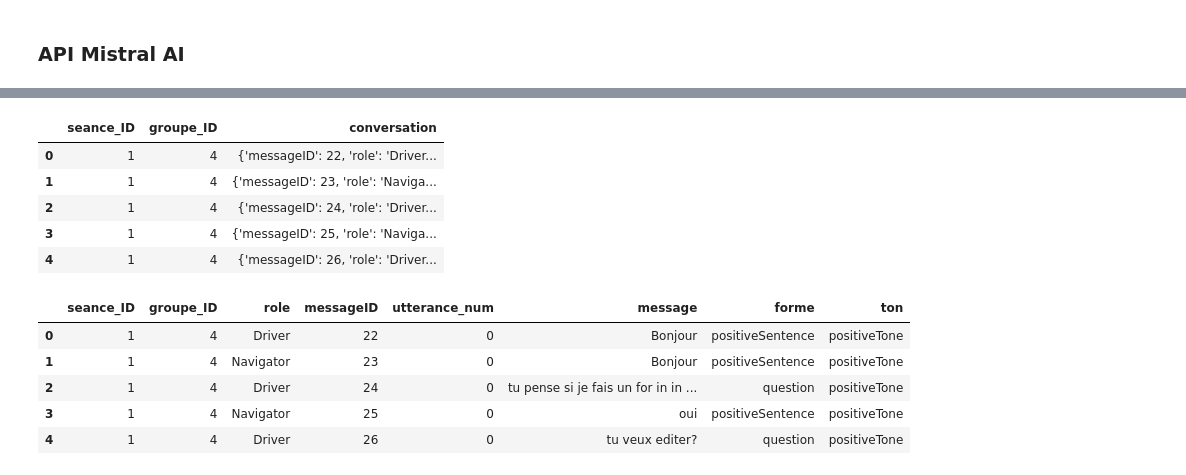
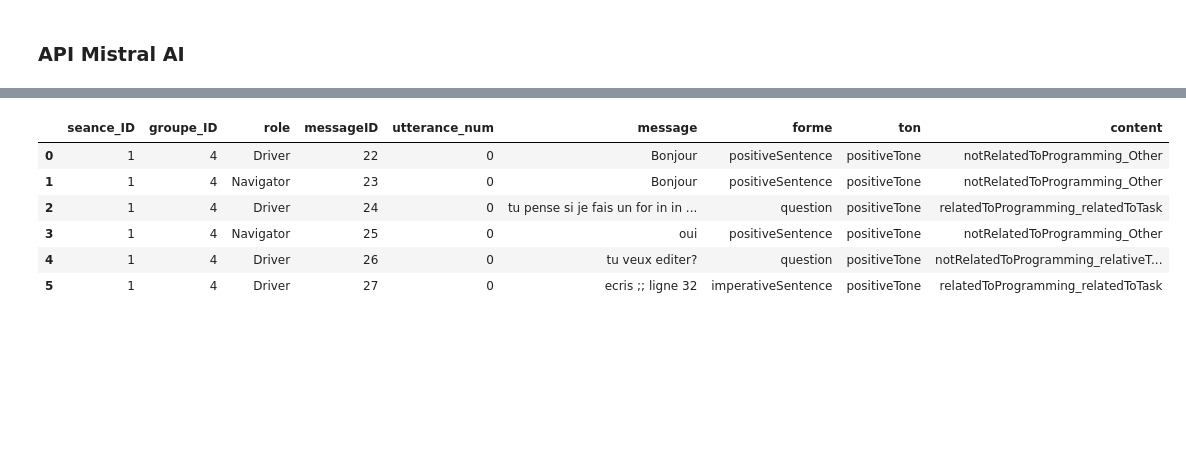
Before and after one commit to chloeboireaudevier/StageMIDL, a Jupyter notebook: automatisation_attributs.ipynb, the cells around one changed output, grey strips where cells are left out. Drawn from its saved outputs; the diff is of its cells as text; code cells hidden in the pictures; blank space fills up the shorter version.

```diff
--- a/automatisation_attributs.ipynb
+++ b/automatisation_attributs.ipynb
@@ -395,6 +377,6 @@ def convert_to_dataframe(list_of_json: list,
     out_df['utterance_num'] = out_df.groupby(['groupe_ID', 'messageID', 'role']).cumcount()
     # Sort the columns of the dataframe
     out_df = out_df[['seance_ID', 'groupe_ID', 'role',
-                           'messageID', 'utterance_num','message', label_columns[0],label_columns[1]]]
+                           'messageID', 'utterance_num','message', label_columns[0],label_columns[1],label_columns[2]]]
     return out_df
 # %%
@@ -728,20 +716,12 @@ p_dict
-# %%
-pd.DataFrame.from_dict(p_dict)
-# %% [output]
-|  | seance_ID | groupe_ID | conversation |
-| 0 | 1 | 4 | {'messageID': 22, 'role': 'Driver... |
-| 1 | 1 | 4 | {'messageID': 23, 'role': 'Naviga... |
-| 2 | 1 | 4 | {'messageID': 24, 'role': 'Driver... |
-| 3 | 1 | 4 | {'messageID': 25, 'role': 'Naviga... |
-| 4 | 1 | 4 | {'messageID': 26, 'role': 'Driver... |
 # %%
-out_df = convert_to_dataframe([s], [LABEL_COLUMN_1,LABEL_COLUMN_2])
+out_df = convert_to_dataframe([s], [LABEL_COLUMN_1,LABEL_COLUMN_2,LABEL_COLUMN_3])
 
-out_df.head()
+out_df
 # %% [output]
-|  | seance_ID | groupe_ID | role | messageID | utterance_num | message | forme | ton |
-| 0 | 1 | 4 | Driver | 22 | 0 | Bonjour | positiveSentence | positiveTone |
-| 1 | 1 | 4 | Navigator | 23 | 0 | Bonjour | positiveSentence | positiveTone |
-| 2 | 1 | 4 | Driver | 24 | 0 | tu pense si je fais un for in in ... | question | positiveTone |
-| 3 | 1 | 4 | Navigator | 25 | 0 | oui | positiveSentence | positiveTone |
-| 4 | 1 | 4 | Driver | 26 | 0 | tu veux editer? | question | positiveTone |
+|  | seance_ID | groupe_ID | role | messageID | utterance_num | message | forme | ton | content |
+| 0 | 1 | 4 | Driver | 22 | 0 | Bonjour | positiveSentence | positiveTone | notRelatedToProgramming_Other |
+| 1 | 1 | 4 | Navigator | 23 | 0 | Bonjour | positiveSentence | positiveTone | notRelatedToProgramming_Other |
+| 2 | 1 | 4 | Driver | 24 | 0 | tu pense si je fais un for in in ... | question | positiveTone | relatedToProgramming_relatedToTask |
+| 3 | 1 | 4 | Navigator | 25 | 0 | oui | positiveSentence | positiveTone | notRelatedToProgramming_Other |
+| 4 | 1 | 4 | Driver | 26 | 0 | tu veux editer? | question | positiveTone | notRelatedToProgramming_relativeT... |
+| 5 | 1 | 4 | Driver | 27 | 0 | ecris ;; ligne 32 | imperativeSentence | positiveTone | relatedToProgramming_relatedToTask |
```
Also changed, not shown: parts of 12 cells of this notebook, 6 other files.
